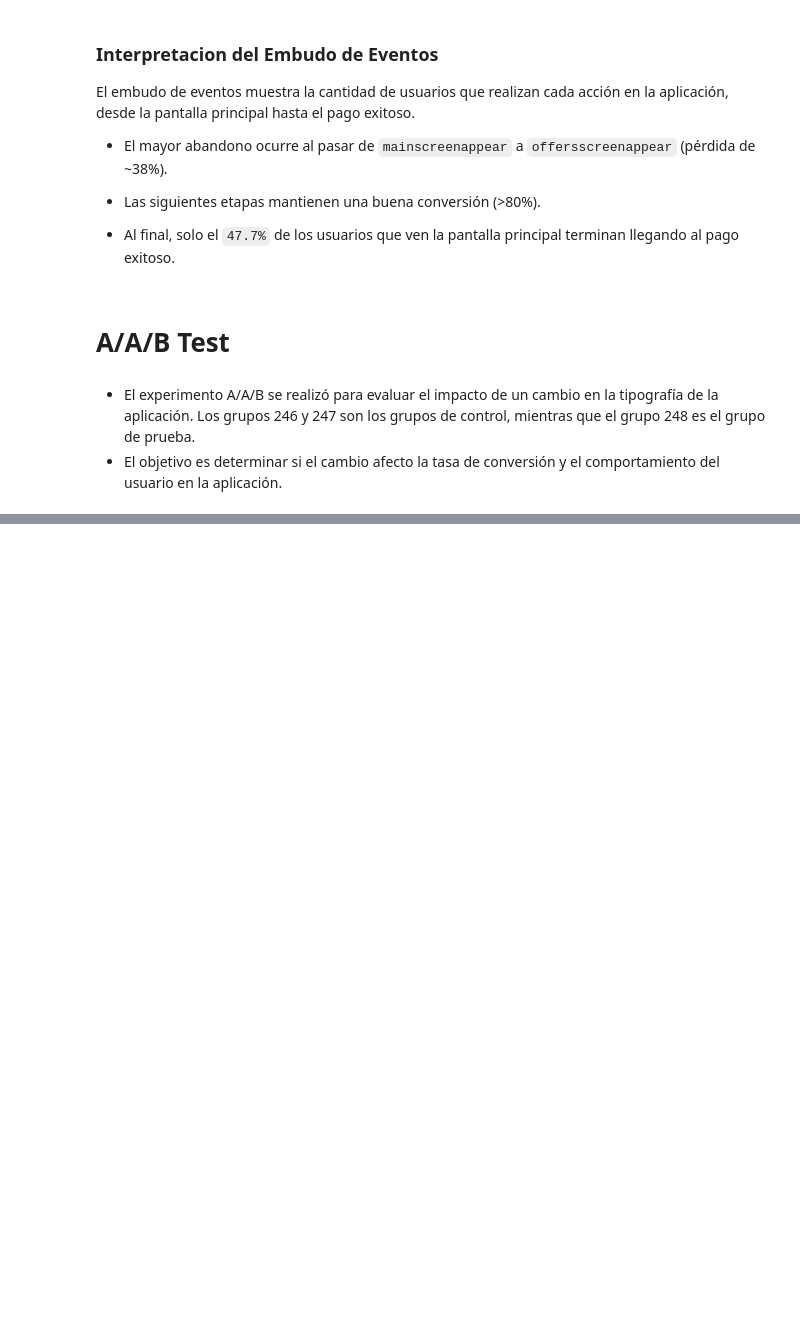
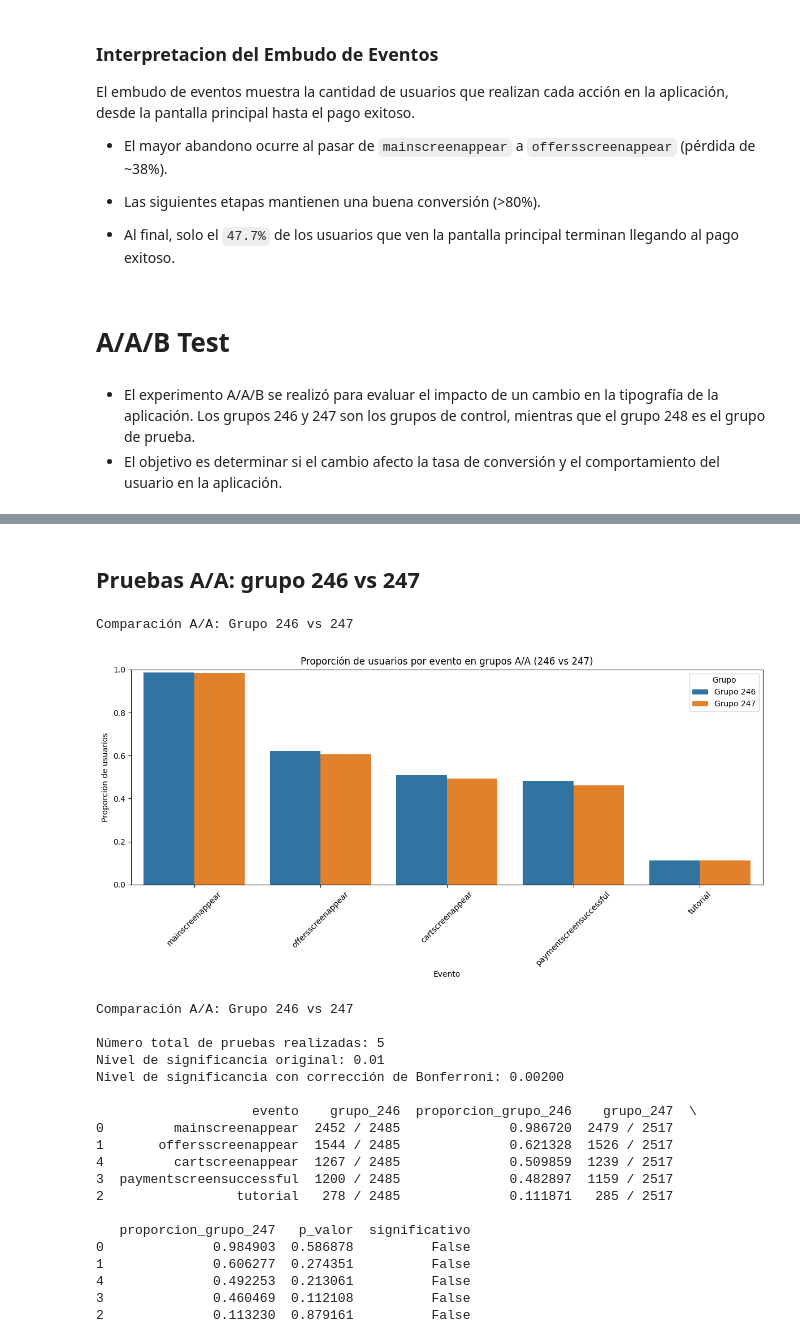
Before and after one commit to DavidRC-Ing/Project-Decisions-A-A-B, a Jupyter notebook: Project_Decisons_AAb_test.ipynb, the cells around one changed output, grey strips where cells are left out. Drawn from its saved outputs; the diff is of its cells as text; code cells hidden in the pictures; blank space fills up the shorter version.

```diff
--- a/Project_Decisons_AAb_test.ipynb
+++ b/Project_Decisons_AAb_test.ipynb
@@ -516,0 +615,28 @@ El embudo de eventos muestra la cantidad de usuarios que realizan cada acción e
+# %% [markdown]
+## Pruebas A/A: grupo 246 vs 247
+# %%
+print("Comparación A/A: Grupo 246 vs 247")
+aa_results = run_proportions_test(data_event_cleaned, grupo_1=246, grupo_2=247, alpha=0.01)
+print(aa_results)
+# %% [output]
+Comparación A/A: Grupo 246 vs 247
+[figure, added]
+Comparación A/A: Grupo 246 vs 247
+
+Número total de pruebas realizadas: 5
+Nivel de significancia original: 0.01
+Nivel de significancia con corrección de Bonferroni: 0.00200
+
+                    evento    grupo_246  proporcion_grupo_246    grupo_247  \
+0         mainscreenappear  2452 / 2485              0.986720  2479 / 2517
+1       offersscreenappear  1544 / 2485              0.621328  1526 / 2517
+4         cartscreenappear  1267 / 2485              0.509859  1239 / 2517
+3  paymentscreensuccessful  1200 / 2485              0.482897  1159 / 2517
+2                 tutorial   278 / 2485              0.111871   285 / 2517
+
+   proporcion_grupo_247   p_valor  significativo
+0              0.984903  0.586878          False
+1              0.606277  0.274351          False
+4              0.492253  0.213061          False
+3              0.460469  0.112108          False
+2              0.113230  0.879161          False
```
Also changed, not shown: parts of 12 cells of this notebook.
